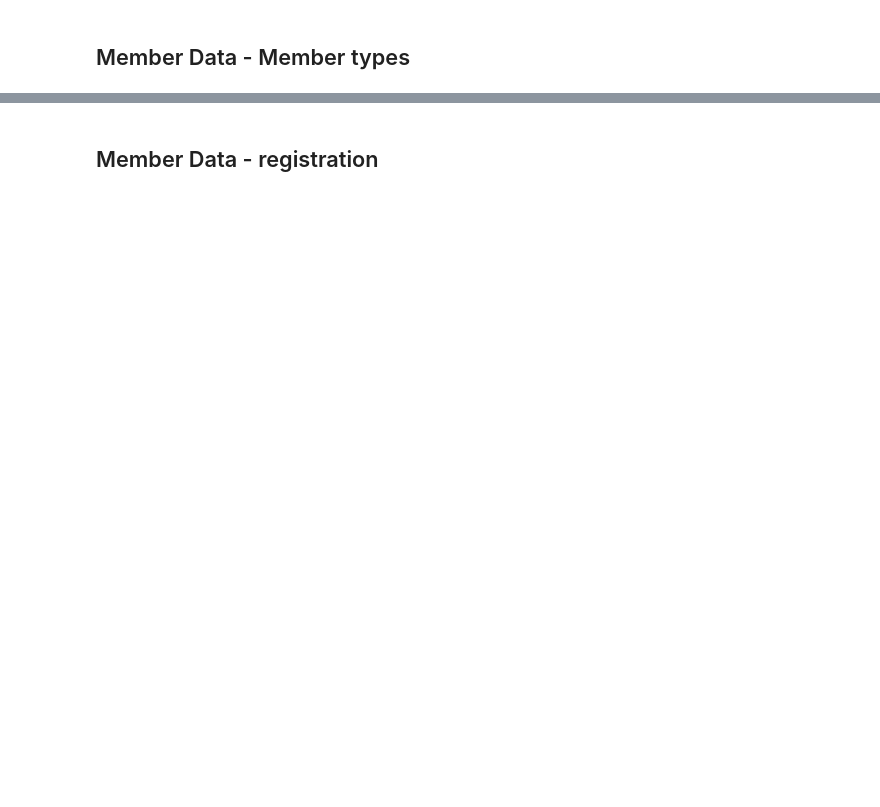
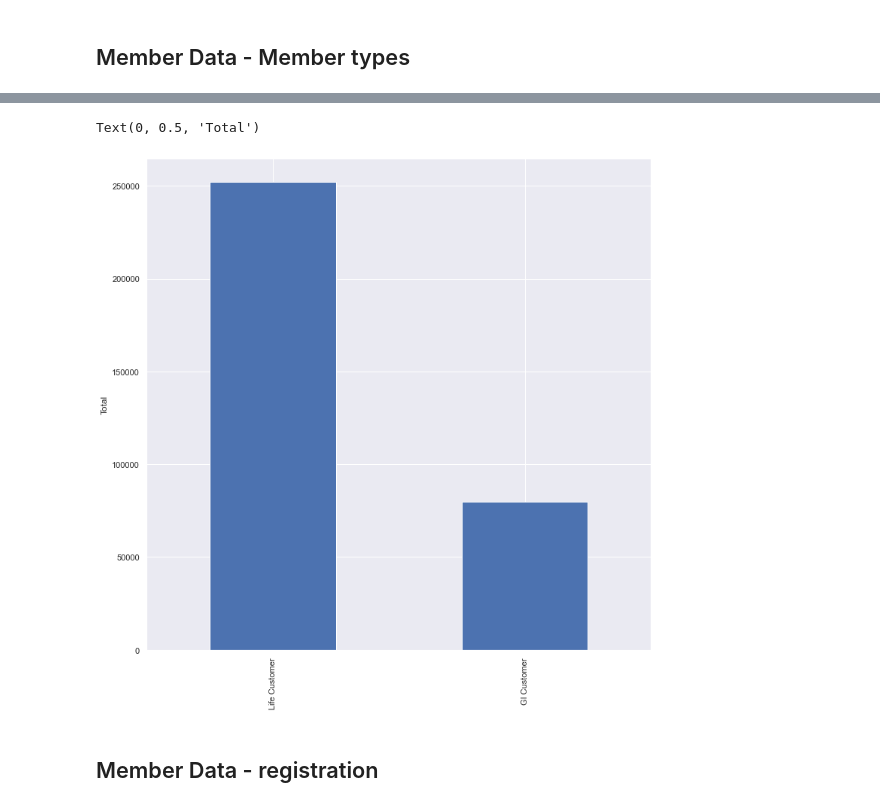
Before and after one commit to AlecLimZ/FWD-Data-Hackathon-2022-Sept, a Jupyter notebook: FWD_DATAHACK2022.ipynb, the cells around one changed output, grey strips where cells are left out. Cells and saved outputs as stored; diff of their text form; code cells hidden in the pictures; blank space fills up the shorter version.

```diff
--- a/FWD_DATAHACK2022.ipynb
+++ b/FWD_DATAHACK2022.ipynb
@@ -76,6 +276,9 @@ dfMM['member-type'].value_counts().plot(kind='pie', figsize=(12, 24))
 # %%
-ax = dfMM['member-type'].value_counts().plot(kind='bar', figsize=(12, 12))
+ax = dfMM['member_type'].value_counts().plot(kind='bar', figsize=(12, 12))
 ax.set_ylabel('Total')
+# %% [output]
+Text(0, 0.5, 'Total')
+[figure, added]
 # %% [markdown]
 ## Member Data - registration
 # %%
```
Also changed, not shown: parts of 60 cells of this notebook.
